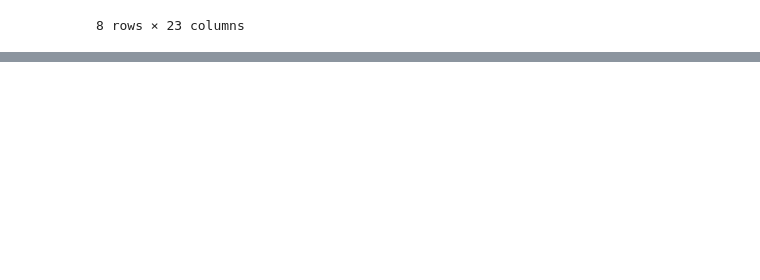
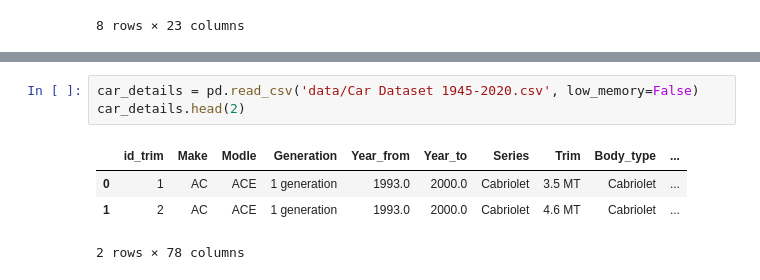
Before and after one commit to PurityKM/python-learn, a Jupyter notebook: carDetails.ipynb, the cells around one changed output, grey strips where cells are left out. Saved outputs shown, nothing was run; the diff lists cells and outputs as text; blank space fills up the shorter version.

```diff
--- a/carDetails.ipynb
+++ b/carDetails.ipynb
@@ -74,0 +144,8 @@ car_details.describe()
+# %%
+car_details = pd.read_csv('data/Car Dataset 1945-2020.csv', low_memory=False)
+car_details.head(2)
+# %% [output]
+|  | id_trim | Make | Modle | Generation | Year_from | Year_to | Series | Trim | Body_type | ... |
+| 0 | 1 | AC | ACE | 1 generation | 1993.0 | 2000.0 | Cabriolet | 3.5 MT | Cabriolet | ... |
+| 1 | 2 | AC | ACE | 1 generation | 1993.0 | 2000.0 | Cabriolet | 4.6 MT | Cabriolet | ... |
+2 rows × 78 columns
```
Also changed, not shown: parts of 5 cells of this notebook.
